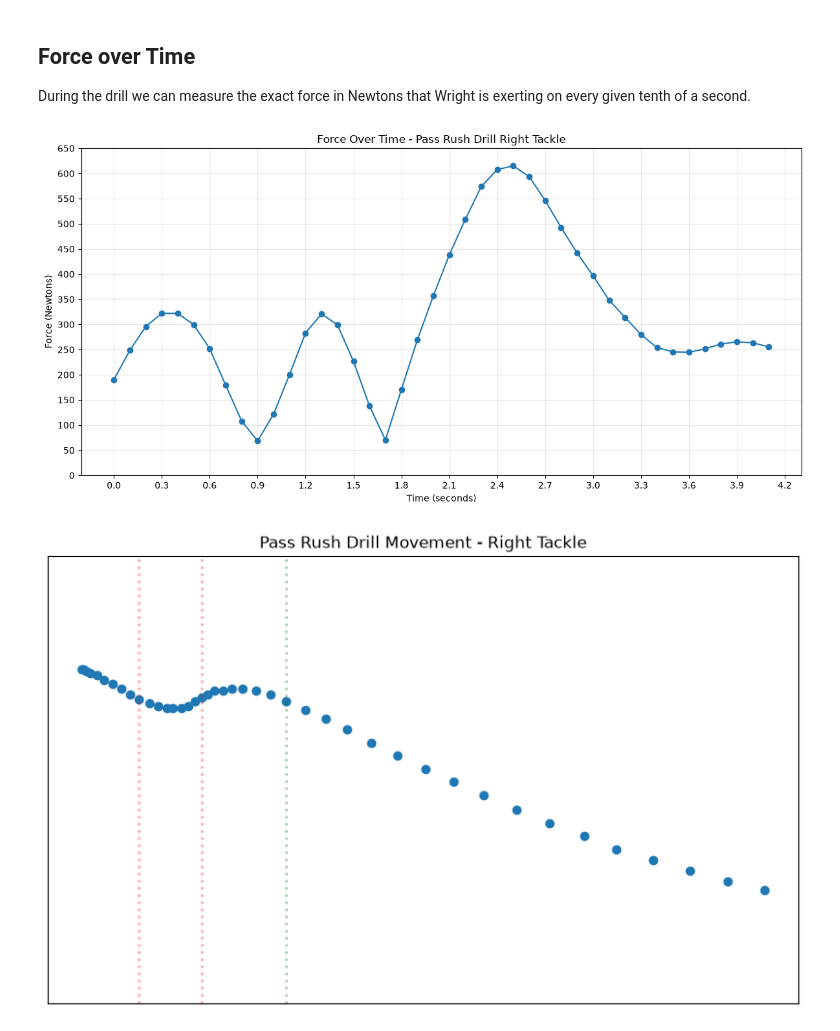
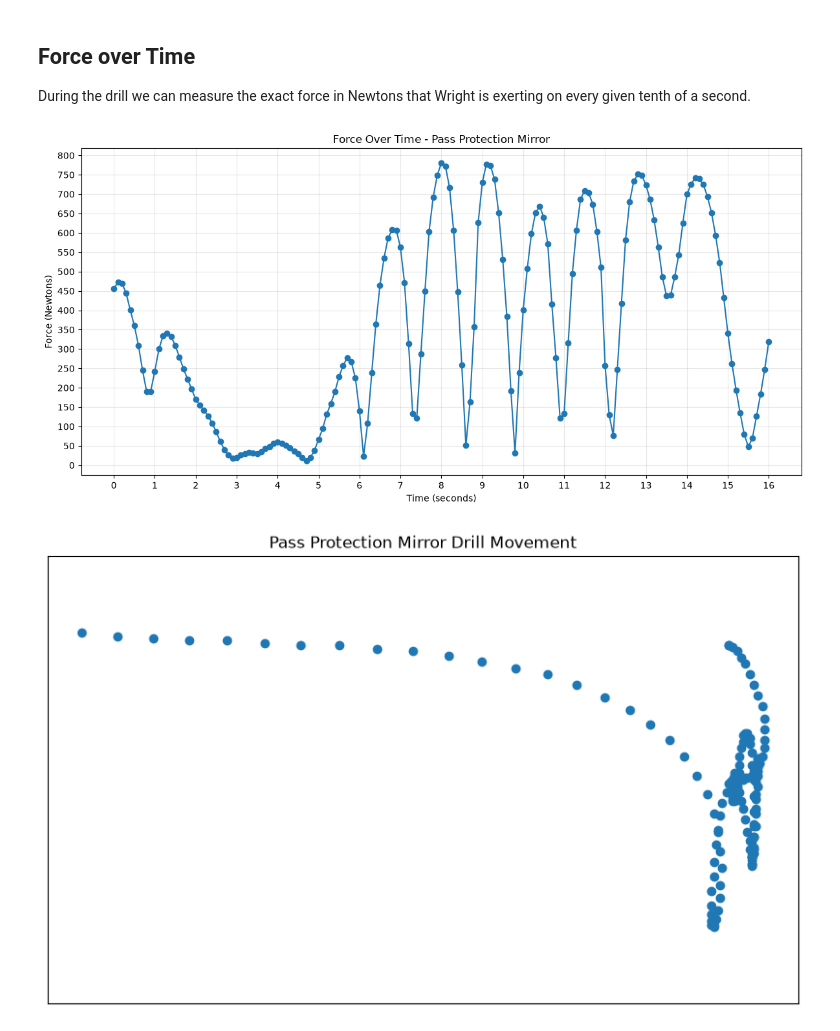
Before and after one commit to hankike/Big_Data_Bowl_27, a Jupyter notebook: combine.ipynb, the cells around one changed output. Drawn from its saved outputs; the diff is of its cells as text; code cells hidden in the pictures.

Commit message:
Pass pro mirror update

```diff
--- a/combine.ipynb
+++ b/combine.ipynb
@@ -91,18 +91,18 @@ For this section we will focus on offensive tackle Darnell Wright and how he per
 
 The first focus is on his pass rush drop drill for attempt one
 # %%
-pass_rush_drop = wright.loc[
-    (wright['drill_name'] == 'PASS_RUSH_DROP') &
+pass_pro = wright.loc[
+    (wright['drill_name'] == 'PASS_PRO_MIRROR_DRILL') &
     (wright['attempt'] == 1),
     ['x', 'y', 'a', 'time']
 ].rename(columns = {'a': 'acceleration'})
 
 # Convert time to datetime
-pass_rush_drop['time'] = pd.to_datetime(pass_rush_drop['time'])
+pass_pro['time'] = pd.to_datetime(pass_pro['time'])
 
 # Calculate elapsed time
-pass_rush_drop['time'] = (
-    pass_rush_drop['time'] - pass_rush_drop['time'].min()
+pass_pro['time'] = (
+    pass_pro['time'] - pass_pro['time'].min()
 ).dt.total_seconds()
 # %%
 weight = combine_results.loc[
@@ -114,6 +112,6 @@ np.int64(999)
 # %%
-pass_rush_drop['force'] = (
-    pass_rush_drop['acceleration'] * (weight / 2.20462)
+pass_pro['force'] = (
+    pass_pro['acceleration'] * (weight / 2.20462)
 ).round(2)
 # %% [markdown]
 ## Force over Time
@@ -122,42 +120,37 @@ During the drill we can measure the exact force in Newtons that Wright is exerti
 # %%
 plt.figure(figsize=(12, 6))
 
 plt.plot(
-    pass_rush_drop['time'],
-    pass_rush_drop['force'],
+    pass_pro['time'],
+    pass_pro['force'],
     marker='o',
     linestyle='-'
 )
 
 plt.xlabel('Time (seconds)')
 plt.ylabel('Force (Newtons)')
-plt.title('Force Over Time - Pass Rush Drill Right Tackle')
+plt.title('Force Over Time - Pass Protection Mirror')
 
-plt.yticks(range(0, 651, 50))
-plt.xticks(np.arange(0, 4.21, 0.3))
+plt.yticks(range(0, 801, 50))
+plt.xticks(np.arange(0, 16.1, 1))
 
 plt.grid(True, alpha=0.3)
 plt.tight_layout()
 plt.show()
 # %% [output]
-[figure, old version]
+[figure, new version]
 # %%
 plt.figure(figsize=(10, 6))
-plt.scatter(pass_rush_drop['x'], pass_rush_drop['y'])
-
-
-plt.axvline(x = 44, color = 'red', linestyle = ':', linewidth = 2, alpha = 0.3)
-plt.axvline(x = 43.033333, color = 'red', linestyle = ':', linewidth = 2, alpha = 0.3)
-plt.axvline(x = 41.733333, color = 'green', linestyle = ':', linewidth = 2, alpha = 0.3)
+plt.scatter(pass_pro['x'], pass_pro['y'])
 
 plt.xticks([])
 plt.yticks([])
 
-plt.title('Pass Rush Drill Movement - Right Tackle')
+plt.title('Pass Protection Mirror Drill Movement')
 
 plt.axis('equal')
 plt.gca().invert_xaxis()
 plt.show()
 # %% [output]
-[figure, old version]
+[figure, new version]
 # %%
```
Also changed, not shown: parts of 2 cells of this notebook, 1 other file.
